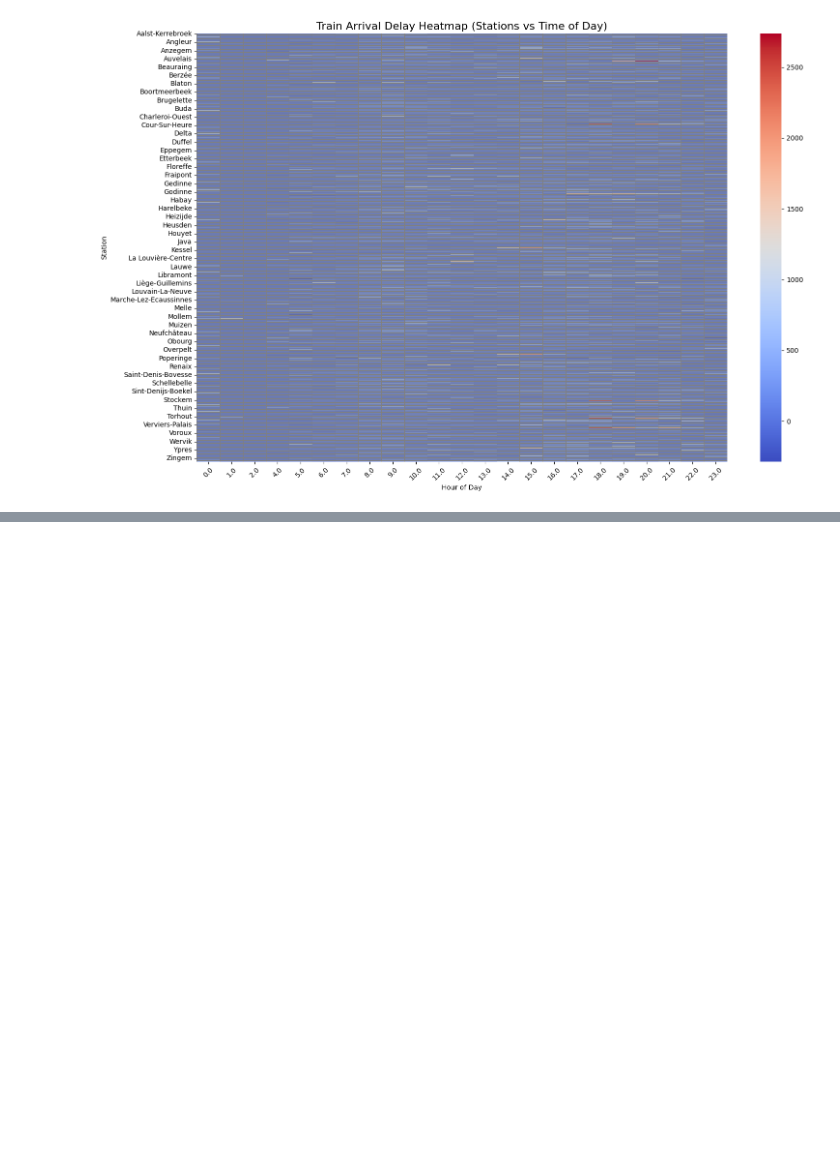
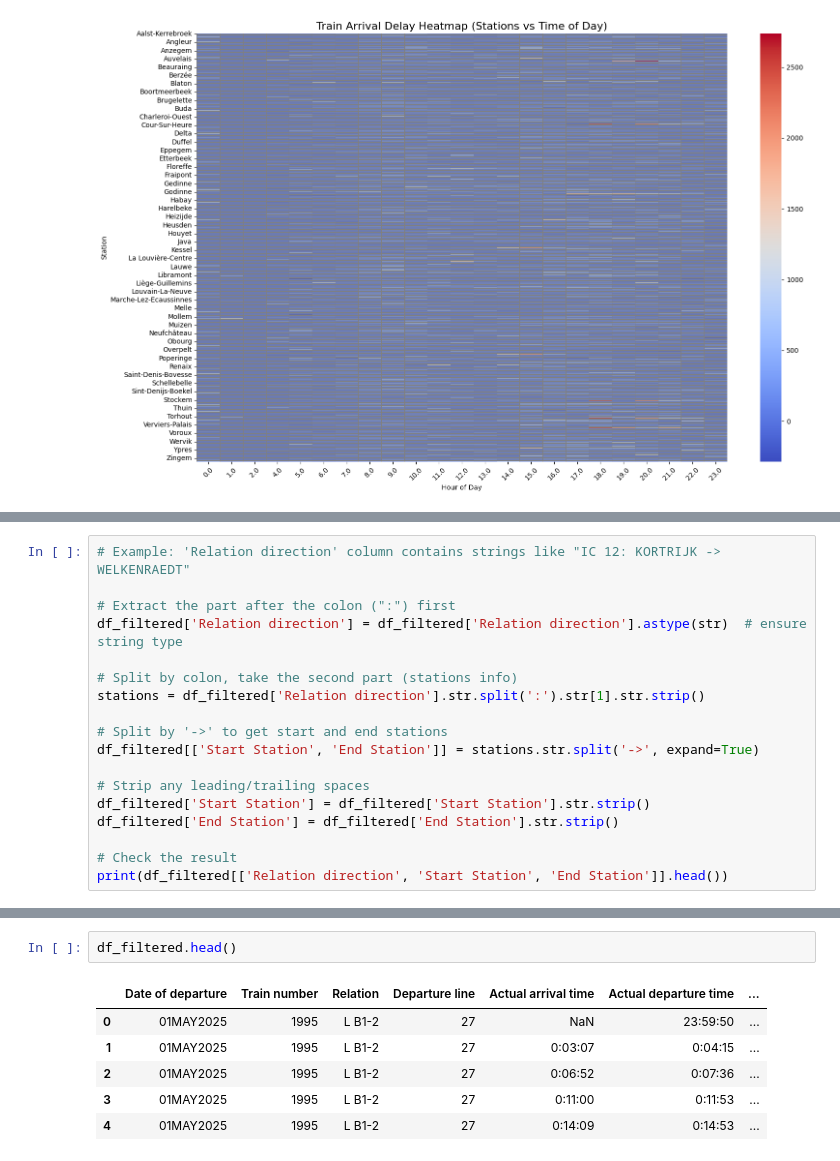
Before and after one commit to DT-Service-Consulting/tempocom-app, a Jupyter notebook: Data_cleaning.ipynb, the cells around one changed output, grey strips where cells are left out. Drawn from its saved outputs; the diff is of its cells as text; blank space fills up the shorter version.

```diff
--- a/Data_cleaning.ipynb
+++ b/Data_cleaning.ipynb
@@ -867,0 +997,18 @@ plt.show()
+# %%
+# Example: 'Relation direction' column contains strings like "IC 12: KORTRIJK -> WELKENRAEDT"
+
+# Extract the part after the colon (":") first
+df_filtered['Relation direction'] = df_filtered['Relation direction'].astype(str)  # ensure string type
+
+# Split by colon, take the second part (stations info)
+stations = df_filtered['Relation direction'].str.split(':').str[1].str.strip()
+
+# Split by '->' to get start and end stations
+df_filtered[['Start Station', 'End Station']] = stations.str.split('->', expand=True)
+
+# Strip any leading/trailing spaces
+df_filtered['Start Station'] = df_filtered['Start Station'].str.strip()
+df_filtered['End Station'] = df_filtered['End Station'].str.strip()
+
+# Check the result
+print(df_filtered[['Relation direction', 'Start Station', 'End Station']].head())
@@ -867,0 +1039,9 @@ plt.show()
+# %%
+df_filtered.head()
+# %% [output]
+|  | Date of departure | Train number | Relation | Departure line | Actual arrival time | Actual departure time | ... |
+| 0 | 01MAY2025 | 1995 | L B1-2 | 27 | NaN | 23:59:50 | ... |
+| 1 | 01MAY2025 | 1995 | L B1-2 | 27 | 0:03:07 | 0:04:15 | ... |
+| 2 | 01MAY2025 | 1995 | L B1-2 | 27 | 0:06:52 | 0:07:36 | ... |
+| 3 | 01MAY2025 | 1995 | L B1-2 | 27 | 0:11:00 | 0:11:53 | ... |
+| 4 | 01MAY2025 | 1995 | L B1-2 | 27 | 0:14:09 | 0:14:53 | ... |
```
Also changed, not shown: parts of 18 cells of this notebook.
